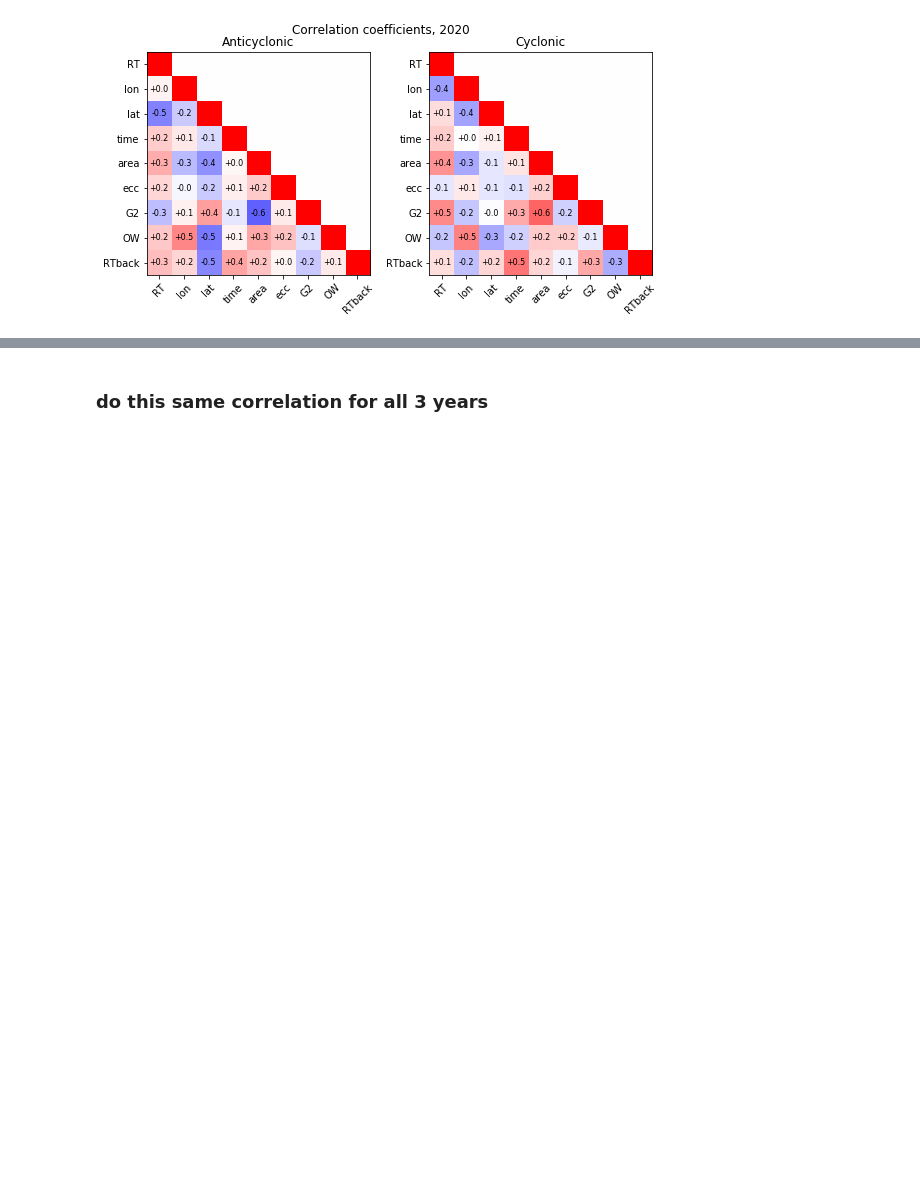
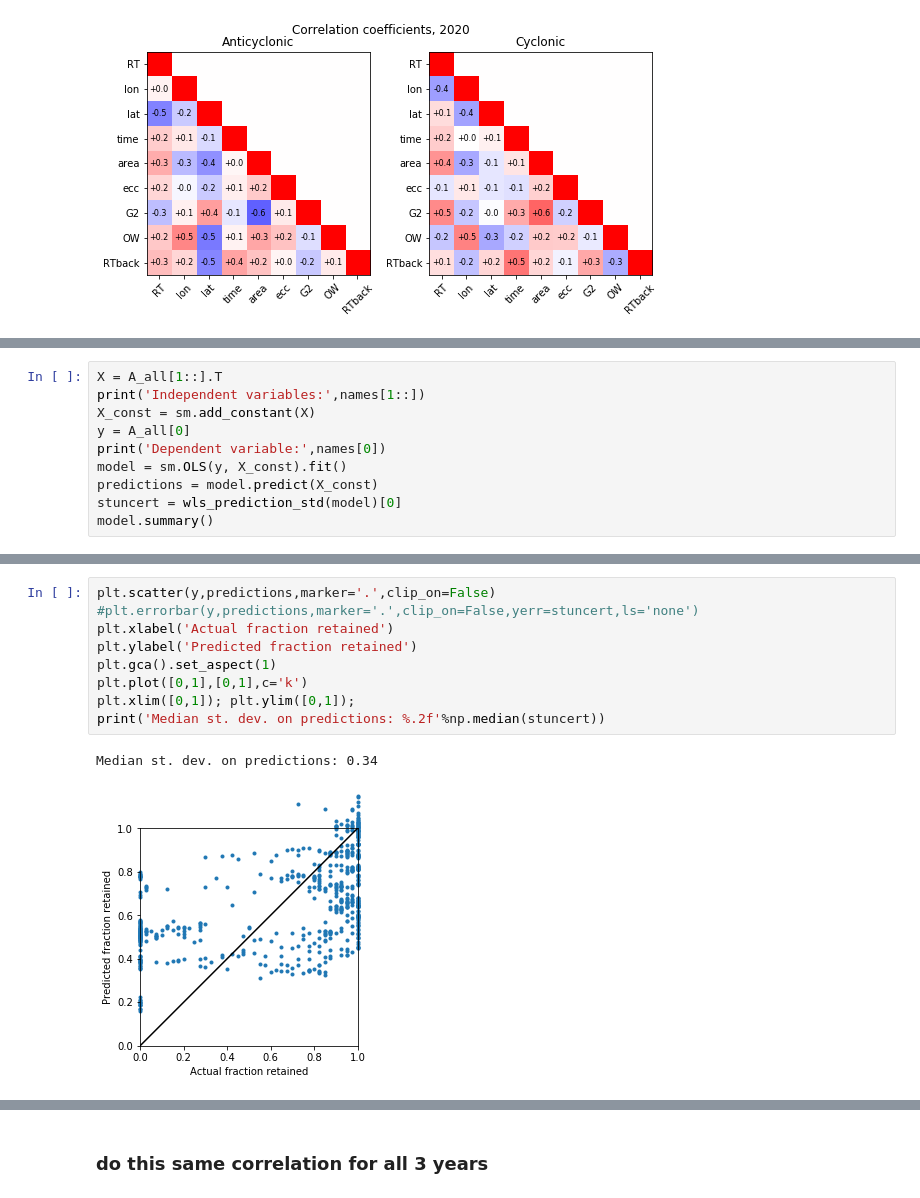
Before and after one commit to zacharykerickson/EXPORTS_analyses, a Jupyter notebook: NAtlantic_eddytracking.ipynb, the cells around one changed output, grey strips where cells are left out. Saved outputs shown, nothing was run; the diff lists cells and outputs as text; blank space fills up the shorter version.

```diff
--- a/NAtlantic_eddytracking.ipynb
+++ b/NAtlantic_eddytracking.ipynb
@@ -79,0 +87,10 @@ plt.suptitle('Correlation coefficients, 2020',va='bottom');
+# %%
+X = A_all[1::].T
+print('Independent variables:',names[1::])
+X_const = sm.add_constant(X)
+y = A_all[0]
+print('Dependent variable:',names[0])
+model = sm.OLS(y, X_const).fit()
+predictions = model.predict(X_const)
+stuncert = wls_prediction_std(model)[0]
+model.summary()
@@ -79,0 +128,12 @@ plt.suptitle('Correlation coefficients, 2020',va='bottom');
+# %%
+plt.scatter(y,predictions,marker='.',clip_on=False)
+#plt.errorbar(y,predictions,marker='.',clip_on=False,yerr=stuncert,ls='none')
+plt.xlabel('Actual fraction retained')
+plt.ylabel('Predicted fraction retained')
+plt.gca().set_aspect(1)
+plt.plot([0,1],[0,1],c='k')
+plt.xlim([0,1]); plt.ylim([0,1]);
+print('Median st. dev. on predictions: %.2f'%np.median(stuncert))
+# %% [output]
+Median st. dev. on predictions: 0.34
+[figure, added]
```
Also changed, not shown: parts of 12 cells of this notebook.
